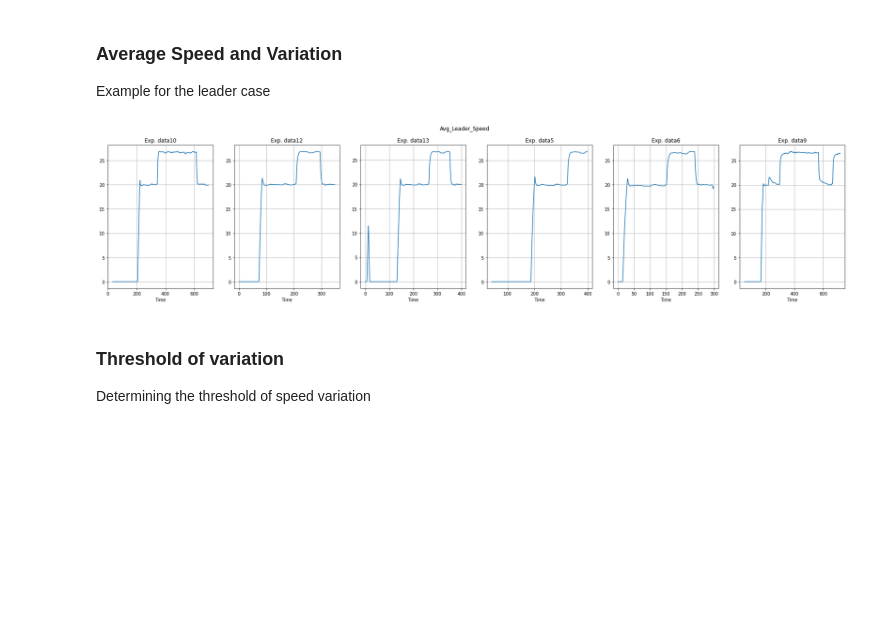
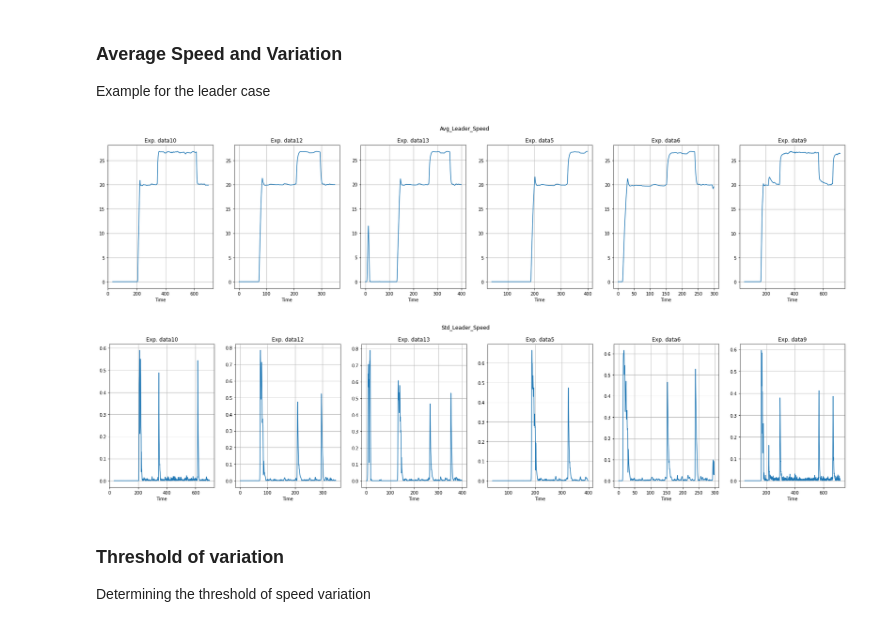
Before and after one commit to licit-lab/vrt_analysis, a Jupyter notebook: TF-AnalysisResponseTime.ipynb, the cells around one changed output. Saved outputs shown, nothing was run; the diff lists cells and outputs as text; code cells hidden in the pictures; blank space fills up the shorter version.

```diff
--- a/TF-AnalysisResponseTime.ipynb
+++ b/TF-AnalysisResponseTime.ipynb
@@ -88,34 +88,35 @@ def plot_exps(df,col):
 # %%
 # Moving average
 lst_ma_spd = []
 lst_sd_spd = []
 h = 10 # Window size
 
 # Forward indexer (to account for k+h instead of classic k-h)
 indexer = pd.api.indexers.FixedForwardWindowIndexer(window_size=h)
 
 # Find average speed
 for key in keys:
     lst_ma_spd.append(dfSorted.loc[(key,slice(None)),'leader_GPS_CARMA_speed'].rolling(window=indexer).mean())
 dfSorted['Avg_Leader_Speed'] = pd.concat(lst_ma_spd)
 
 # Find standard deviation From Avg. Speed
 for key in keys:
     lst_sd_spd.append(dfSorted.loc[(key,slice(None)),'Avg_Leader_Speed'].rolling(window=indexer).std())
 dfSorted['Std_Leader_Speed'] = pd.concat(lst_sd_spd)
 
 # Find derivative of Std.
 lst_dsd_spd = []
 for key in keys:
     lst_dsd_spd.append(dfSorted.loc[(key,slice(None)),'Std_Leader_Speed'].diff())
 dfSorted['Diff_Std_Leader_Speed'] = pd.concat(lst_dsd_spd)
 dfSorted['Abs_Diff_Std_Leader_Speed'] = abs(dfSorted['Diff_Std_Leader_Speed'])
 
 # Plot info
 plot_exps(dfSorted, 'Avg_Leader_Speed');
-# plot_exps(dfSorted, 'Std_Leader_Speed');
+plot_exps(dfSorted, 'Std_Leader_Speed');
 # %% [output]
 [figure]
+[figure, added]
 # %% [markdown]
 ### Threshold of variation
 
```
Also changed, not shown: parts of 4 cells of this notebook.
